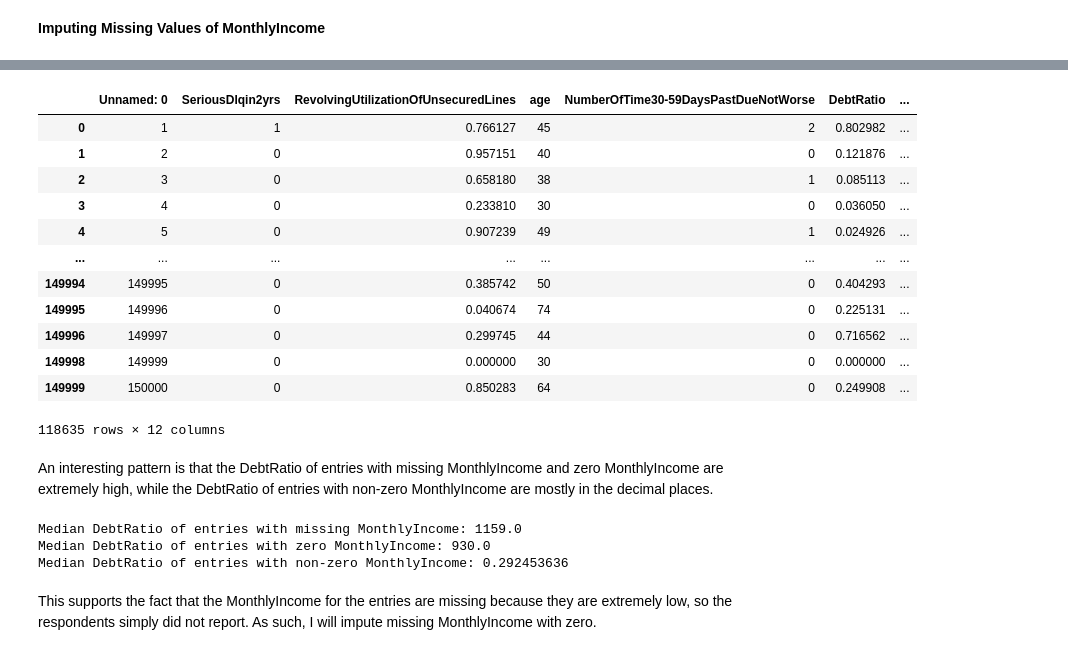
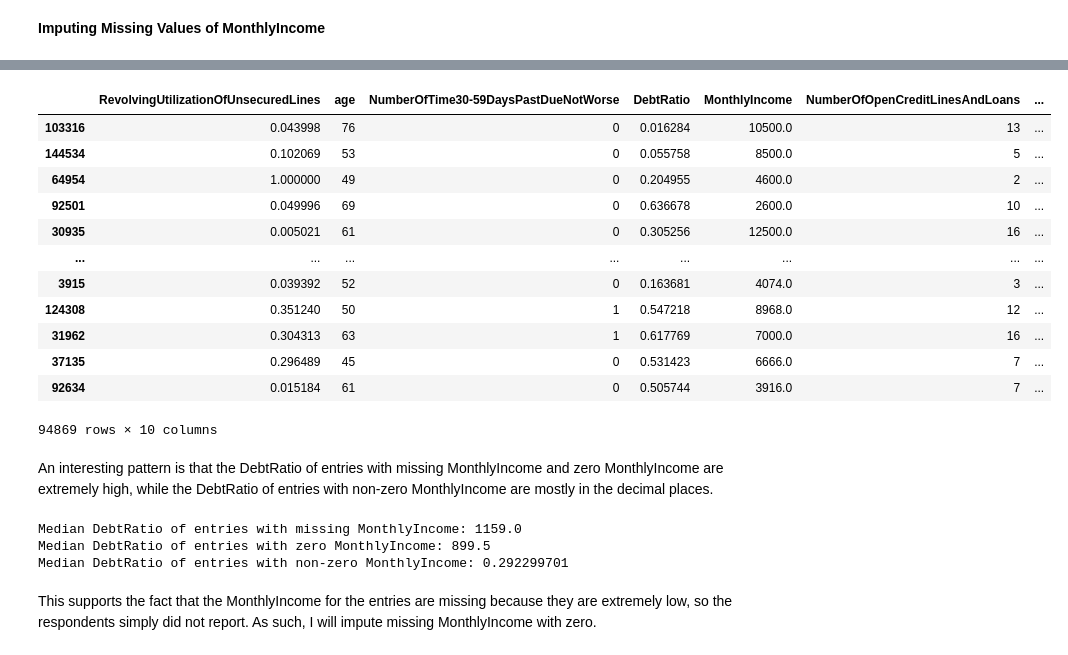
Before and after one commit to Daniel12581/Credit-Risk-Analysis, a Jupyter notebook: data_prep.ipynb, the cells around one changed output, grey strips where cells are left out. Drawn from its saved outputs; the diff is of its cells as text; code cells hidden in the pictures.

```diff
--- a/data_prep.ipynb
+++ b/data_prep.ipynb
@@ -22,0 +27,2 @@ df.head(10)
+# %%
+df.drop(columns = ["Unnamed: 0"], inplace = True)
@@ -23 +37,6 @@ df.head(10)
+# %%
+X = df.copy()
+y = X.pop('SeriousDlqin2yrs')
+
+X_train, X_test, y_train, y_test = train_test_split(X, y, test_size = 0.2, random_state = 20)
 # %%
@@ -101,28 +112,28 @@ df[df["MonthlyIncome"] == 0]
 # %%
-df[(df["MonthlyIncome"] != 0) & (df["MonthlyIncome"].notna())]
+X_train[(X_train["MonthlyIncome"] != 0) & (X_train["MonthlyIncome"].notna())]
 # %% [output]
-|  | Unnamed: 0 | SeriousDlqin2yrs | RevolvingUtilizationOfUnsecuredLines | age | NumberOfTime30-59DaysPastDueNotWorse | DebtRatio | ... |
-| 0 | 1 | 1 | 0.766127 | 45 | 2 | 0.802982 | ... |
-| 1 | 2 | 0 | 0.957151 | 40 | 0 | 0.121876 | ... |
-| 2 | 3 | 0 | 0.658180 | 38 | 1 | 0.085113 | ... |
-| 3 | 4 | 0 | 0.233810 | 30 | 0 | 0.036050 | ... |
-| 4 | 5 | 0 | 0.907239 | 49 | 1 | 0.024926 | ... |
+|  | RevolvingUtilizationOfUnsecuredLines | age | NumberOfTime30-59DaysPastDueNotWorse | DebtRatio | MonthlyIncome | NumberOfOpenCreditLinesAndLoans | ... |
+| 103316 | 0.043998 | 76 | 0 | 0.016284 | 10500.0 | 13 | ... |
+| 144534 | 0.102069 | 53 | 0 | 0.055758 | 8500.0 | 5 | ... |
+| 64954 | 1.000000 | 49 | 0 | 0.204955 | 4600.0 | 2 | ... |
+| 92501 | 0.049996 | 69 | 0 | 0.636678 | 2600.0 | 10 | ... |
+| 30935 | 0.005021 | 61 | 0 | 0.305256 | 12500.0 | 16 | ... |
 | ... | ... | ... | ... | ... | ... | ... | ... |
-| 149994 | 149995 | 0 | 0.385742 | 50 | 0 | 0.404293 | ... |
-| 149995 | 149996 | 0 | 0.040674 | 74 | 0 | 0.225131 | ... |
-| 149996 | 149997 | 0 | 0.299745 | 44 | 0 | 0.716562 | ... |
-| 149998 | 149999 | 0 | 0.000000 | 30 | 0 | 0.000000 | ... |
-| 149999 | 150000 | 0 | 0.850283 | 64 | 0 | 0.249908 | ... |
+| 3915 | 0.039392 | 52 | 0 | 0.163681 | 4074.0 | 3 | ... |
+| 124308 | 0.351240 | 50 | 1 | 0.547218 | 8968.0 | 12 | ... |
+| 31962 | 0.304313 | 63 | 1 | 0.617769 | 7000.0 | 16 | ... |
+| 37135 | 0.296489 | 45 | 0 | 0.531423 | 6666.0 | 7 | ... |
+| 92634 | 0.015184 | 61 | 0 | 0.505744 | 3916.0 | 7 | ... |
-118635 rows × 12 columns
+94869 rows × 10 columns
 # %% [markdown]
 An interesting pattern is that the DebtRatio of entries with missing MonthlyIncome and zero MonthlyIncome are extremely high, while the DebtRatio of entries with non-zero MonthlyIncome are mostly in the decimal places.
 # %%
-print(f"Median DebtRatio of entries with missing MonthlyIncome: {df[df['MonthlyIncome'].isna()]['DebtRatio'].median()}")
-print(f"Median DebtRatio of entries with zero MonthlyIncome: {df[df['MonthlyIncome'] == 0]['DebtRatio'].median()}")
-print(f"Median DebtRatio of entries with non-zero MonthlyIncome: {df[(df['MonthlyIncome'] != 0) & (df['MonthlyIncome'].notna())]['DebtRatio'].median()}")
+print(f"Median DebtRatio of entries with missing MonthlyIncome: {X_train[X_train['MonthlyIncome'].isna()]['DebtRatio'].median()}")
+print(f"Median DebtRatio of entries with zero MonthlyIncome: {X_train[X_train['MonthlyIncome'] == 0]['DebtRatio'].median()}")
+print(f"Median DebtRatio of entries with non-zero MonthlyIncome: {X_train[(X_train['MonthlyIncome'] != 0) & (X_train['MonthlyIncome'].notna())]['DebtRatio'].median()}")
 # %% [output]
 Median DebtRatio of entries with missing MonthlyIncome: 1159.0
-Median DebtRatio of entries with zero MonthlyIncome: 930.0
-Median DebtRatio of entries with non-zero MonthlyIncome: 0.292453636
+Median DebtRatio of entries with zero MonthlyIncome: 899.5
+Median DebtRatio of entries with non-zero MonthlyIncome: 0.292299701
 # %% [markdown]
 This supports the fact that the MonthlyIncome for the entries are missing because they are extremely low, so the respondents simply did not report. As such, I will impute missing MonthlyIncome with zero.
```
Also changed, not shown: parts of 25 cells of this notebook.
